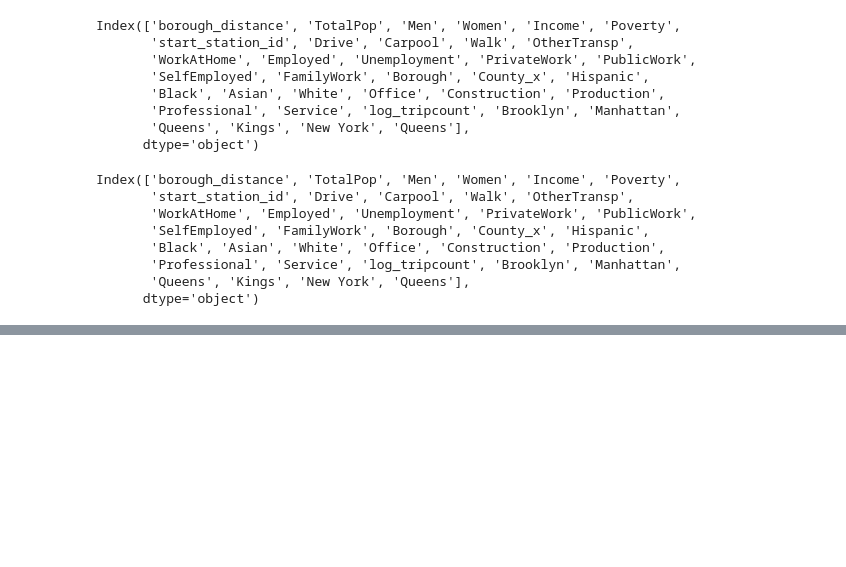
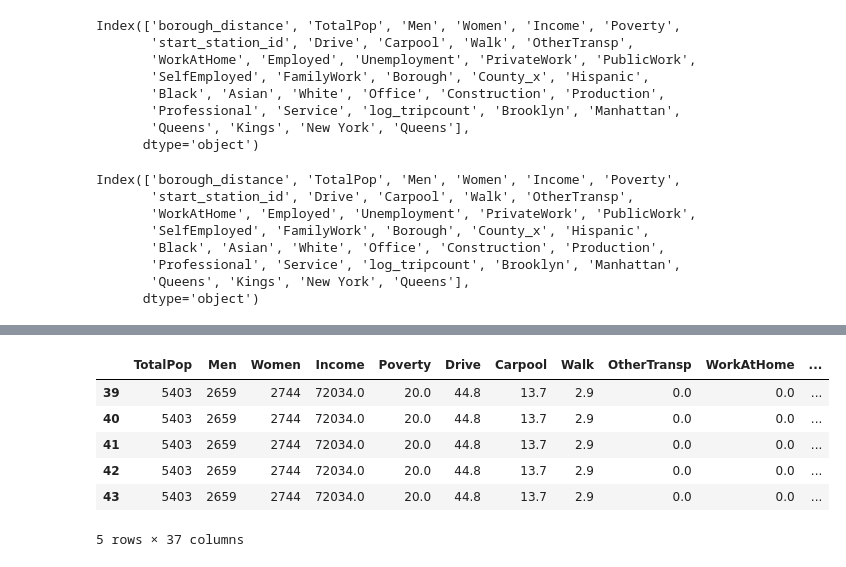
Before and after one commit to amyscott303/Thinkful, a Jupyter notebook: NY_model.ipynb, the cells around one changed output, grey strips where cells are left out. Cells and saved outputs as stored; diff of their text form; code cells hidden in the pictures; blank space fills up the shorter version.

```diff
--- a/NY_model.ipynb
+++ b/NY_model.ipynb
@@ -762 +789,11 @@ Queens           float64
 dtype: object
+# %%
+df_p2.head()
+# %% [output]
+|  | TotalPop | Men | Women | Income | Poverty | Drive | Carpool | Walk | OtherTransp | WorkAtHome | ... |
+| 39 | 5403 | 2659 | 2744 | 72034.0 | 20.0 | 44.8 | 13.7 | 2.9 | 0.0 | 0.0 | ... |
+| 40 | 5403 | 2659 | 2744 | 72034.0 | 20.0 | 44.8 | 13.7 | 2.9 | 0.0 | 0.0 | ... |
+| 41 | 5403 | 2659 | 2744 | 72034.0 | 20.0 | 44.8 | 13.7 | 2.9 | 0.0 | 0.0 | ... |
+| 42 | 5403 | 2659 | 2744 | 72034.0 | 20.0 | 44.8 | 13.7 | 2.9 | 0.0 | 0.0 | ... |
+| 43 | 5403 | 2659 | 2744 | 72034.0 | 20.0 | 44.8 | 13.7 | 2.9 | 0.0 | 0.0 | ... |
+5 rows × 37 columns
```
Also changed, not shown: parts of 13 cells of this notebook.
